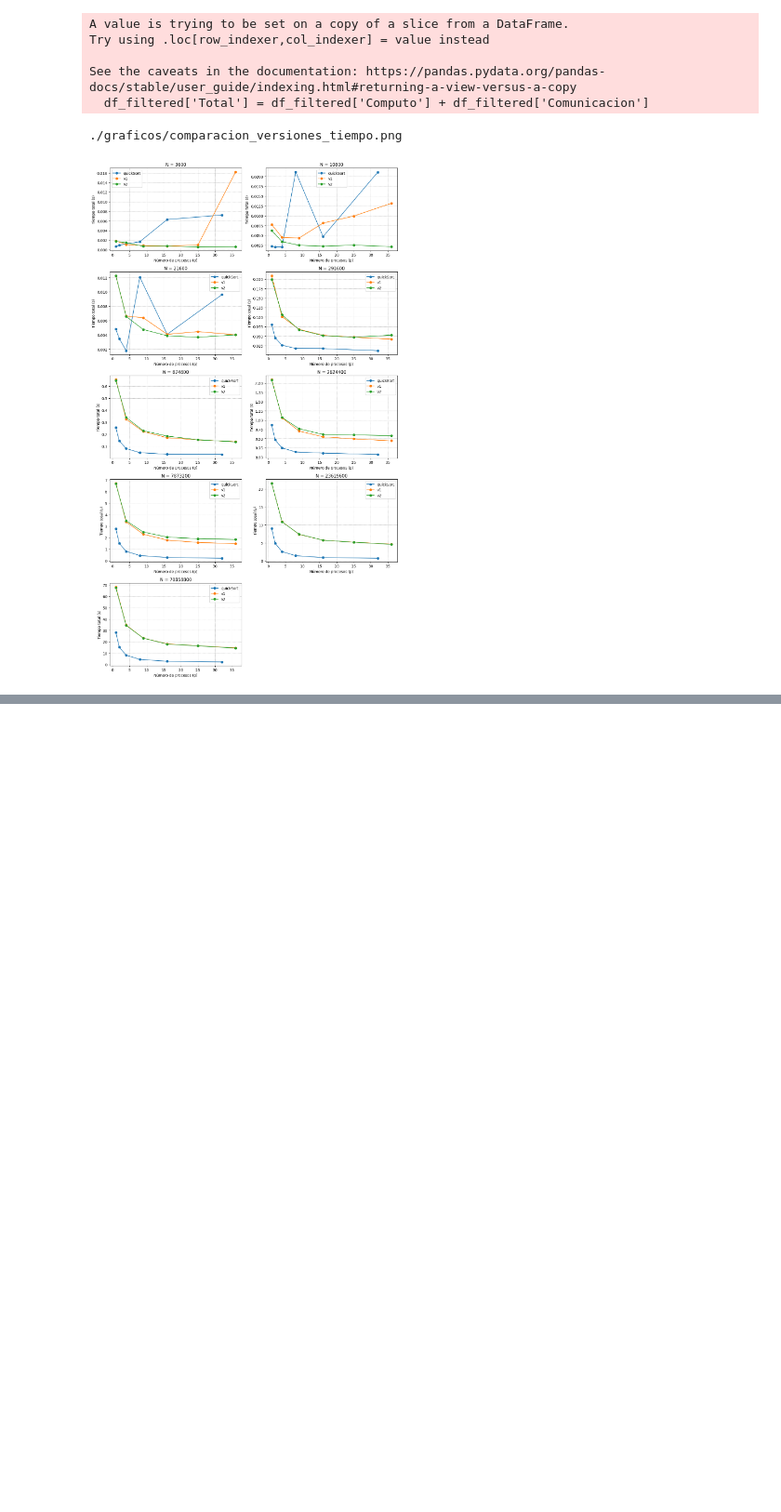
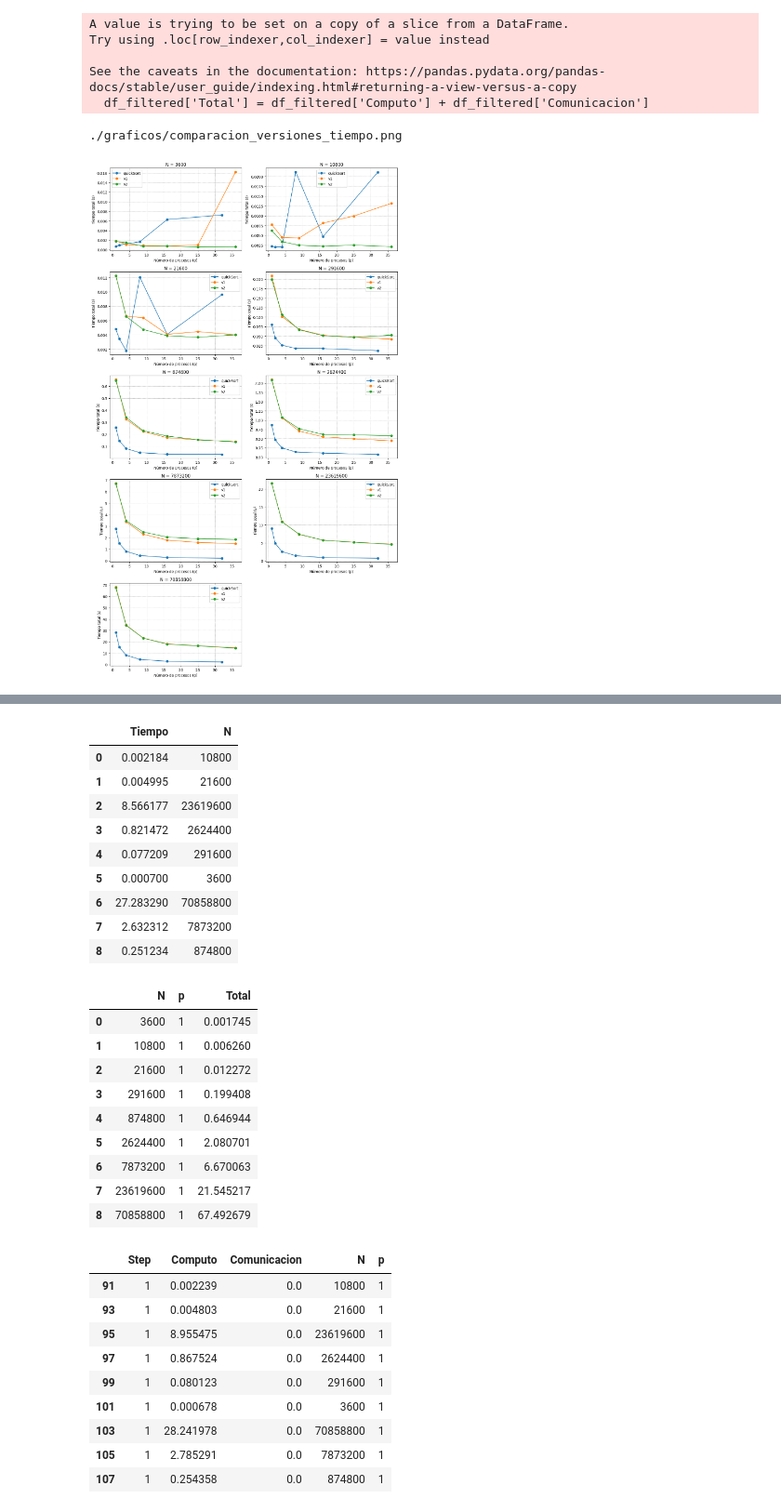
Before and after one commit to marcelino123455/ProyectoParalela, a Jupyter notebook: graficador.ipynb, the cells around one changed output, grey strips where cells are left out. Shown at 93% size. Saved outputs shown, nothing was run; the diff lists cells and outputs as text; code cells hidden in the pictures; blank space fills up the shorter version.

```diff
--- a/graficador.ipynb
+++ b/graficador.ipynb
@@ -364,7 +364,10 @@ OUT_DIR = "./graficos"
 
 rows = []
 
-for version in sorted(os.listdir(TIEMPOS_DIR)):
+list_compare = sorted(os.listdir(TIEMPOS_DIR))
+list_compare = [e for e in list_compare if e != 'quickSec']
+
+for version in  list_compare:
     vpath = os.path.join(TIEMPOS_DIR, version)
 
     for p in sorted(os.listdir(vpath), key=int):
@@ -456,0 +436,74 @@ display(df_mpi)
+# %%
+TIEMPOS_DIR = "./tiempos/quickSec/tiempos.csv"
+df_sec = pd.read_csv(TIEMPOS_DIR)
+
+TIEMPOS_DIR_RS = "./tiempos/v2"
+procesos_rs = os.listdir(TIEMPOS_DIR_RS)
+
+TIEMPOS_DIR_QS = "./tiempos/quickSort"
+procesos_qs = os.listdir(TIEMPOS_DIR_QS)
+
+
+all_data_v2 = []
+for p in procesos_rs:
+    csv_path = os.path.join(TIEMPOS_DIR_RS, p, "tiempos.csv")
+    df = pd.read_csv(csv_path)
+    df['p'] = int(p)
+    all_data_v2.append(df)
+
+all_data_qs = []
+for p in procesos_qs:
+    csv_path = os.path.join(TIEMPOS_DIR_QS, p, "tiempos.csv")
+    df = pd.read_csv(csv_path)
+    df['p'] = int(p)
+    all_data_qs.append(df)
+
+df_all_rs = pd.concat(all_data_v2, ignore_index=True)
+df_all_rs = df_all_rs[(df_all_rs['Step'] != 6) & (df_all_rs['Step'] != 0)].copy()
+df_all_rs = df_all_rs[(df_all_rs['p'] == 1) ].copy()
+df_all_rs['Total'] = df_all_rs['Computo'] + df_all_rs['Comunicacion']
+
+# df_all_rs = df_all_rs.groupby(['N', 'p']).sum()
+df_all_rs = df_all_rs.groupby(['N','p'], as_index=False)[['Total']].sum()
+
+
+df_all_qs = pd.concat(all_data_qs, ignore_index=True)
+df_all_qs = df_all_qs[ (df_all_qs['Step'] != 0)].copy()
+df_all_qs = df_all_qs[(df_all_qs['p'] == 1) ].copy()
+
+
+display(df_sec)
+
+display(df_all_rs)
+display(df_all_qs)
+# %% [output]
+|  | Tiempo | N |
+| 0 | 0.002184 | 10800 |
+| 1 | 0.004995 | 21600 |
+| 2 | 8.566177 | 23619600 |
+| 3 | 0.821472 | 2624400 |
+| 4 | 0.077209 | 291600 |
+| 5 | 0.000700 | 3600 |
+| 6 | 27.283290 | 70858800 |
+| 7 | 2.632312 | 7873200 |
+| 8 | 0.251234 | 874800 |
+|  | N | p | Total |
+| 0 | 3600 | 1 | 0.001745 |
+| 1 | 10800 | 1 | 0.006260 |
+| 2 | 21600 | 1 | 0.012272 |
+| 3 | 291600 | 1 | 0.199408 |
+| 4 | 874800 | 1 | 0.646944 |
+| 5 | 2624400 | 1 | 2.080701 |
+| 6 | 7873200 | 1 | 6.670063 |
+| 7 | 23619600 | 1 | 21.545217 |
+| 8 | 70858800 | 1 | 67.492679 |
+|  | Step | Computo | Comunicacion | N | p |
+| 91 | 1 | 0.002239 | 0.0 | 10800 | 1 |
+| 93 | 1 | 0.004803 | 0.0 | 21600 | 1 |
+| 95 | 1 | 8.955475 | 0.0 | 23619600 | 1 |
+| 97 | 1 | 0.867524 | 0.0 | 2624400 | 1 |
+| 99 | 1 | 0.080123 | 0.0 | 291600 | 1 |
+| 101 | 1 | 0.000678 | 0.0 | 3600 | 1 |
+| 103 | 1 | 28.241978 | 0.0 | 70858800 | 1 |
+| 105 | 1 | 2.785291 | 0.0 | 7873200 | 1 |
+| 107 | 1 | 0.254358 | 0.0 | 874800 | 1 |
```
Also changed, not shown: parts of 6 cells of this notebook, 6 other files.
